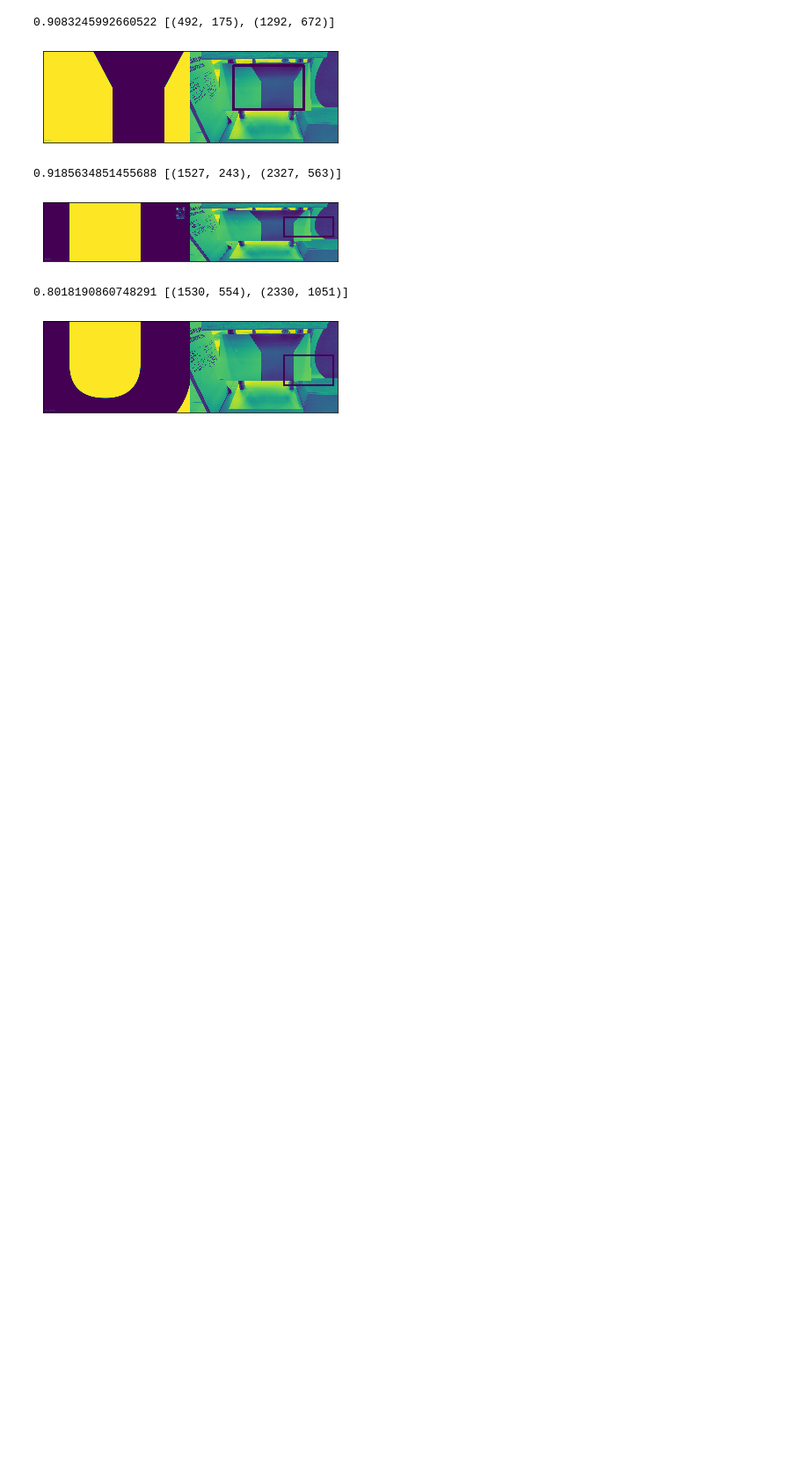
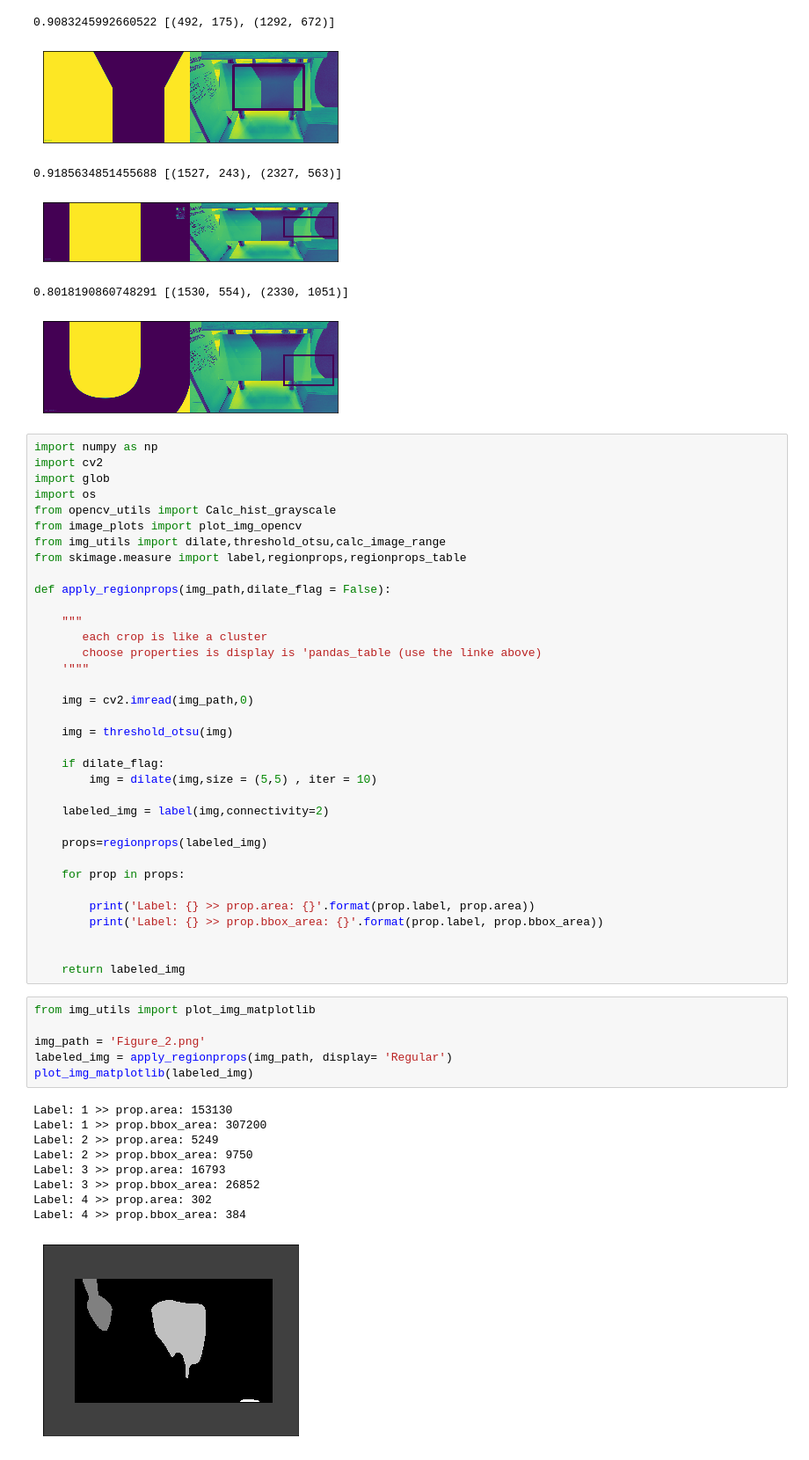
Before and after one commit to eldadoh/poster-detection-using-homography-and-template-matching, a Jupyter notebook: template_matching_notebook.ipynb, the cells around one changed output. Shown at 88% size. Saved outputs shown, nothing was run; the diff lists cells and outputs as text; blank space fills up the shorter version.

Commit message:
first regionprops is working

```diff
--- a/template_matching_notebook.ipynb
+++ b/template_matching_notebook.ipynb
@@ -159,3 +159,54 @@ for template in sorted(glob.glob('Resulotion_test_data/Second EXP - big letters
 [figure]
 0.8018190860748291 [(1530, 554), (2330, 1051)]
 [figure]
+# %%
+import numpy as np
+import cv2
+import glob
+import os
+from opencv_utils import Calc_hist_grayscale
+from image_plots import plot_img_opencv
+from img_utils import dilate,threshold_otsu,calc_image_range
+from skimage.measure import label,regionprops,regionprops_table
+
+def apply_regionprops(img_path,dilate_flag = False):
+
+    """
+       each crop is like a cluster
+       choose properties is display is 'pandas_table (use the linke above)
+    '"""
+
+    img = cv2.imread(img_path,0)
+
+    img = threshold_otsu(img)
+
+    if dilate_flag:
+        img = dilate(img,size = (5,5) , iter = 10)
+
+    labeled_img = label(img,connectivity=2)
+
+    props=regionprops(labeled_img)
+
+    for prop in props:
+
+        print('Label: {} >> prop.area: {}'.format(prop.label, prop.area))
+        print('Label: {} >> prop.bbox_area: {}'.format(prop.label, prop.bbox_area))
+
+
+    return labeled_img
+# %%
+from img_utils import plot_img_matplotlib
+
+img_path = 'Figure_2.png'
+labeled_img = apply_regionprops(img_path, display= 'Regular')
+plot_img_matplotlib(labeled_img)
+# %% [output]
+Label: 1 >> prop.area: 153130
+Label: 1 >> prop.bbox_area: 307200
+Label: 2 >> prop.area: 5249
+Label: 2 >> prop.bbox_area: 9750
+Label: 3 >> prop.area: 16793
+Label: 3 >> prop.bbox_area: 26852
+Label: 4 >> prop.area: 302
+Label: 4 >> prop.bbox_area: 384
+[figure, added]
```
Also changed, not shown: parts of 1 cell of this notebook, 4 other files.
